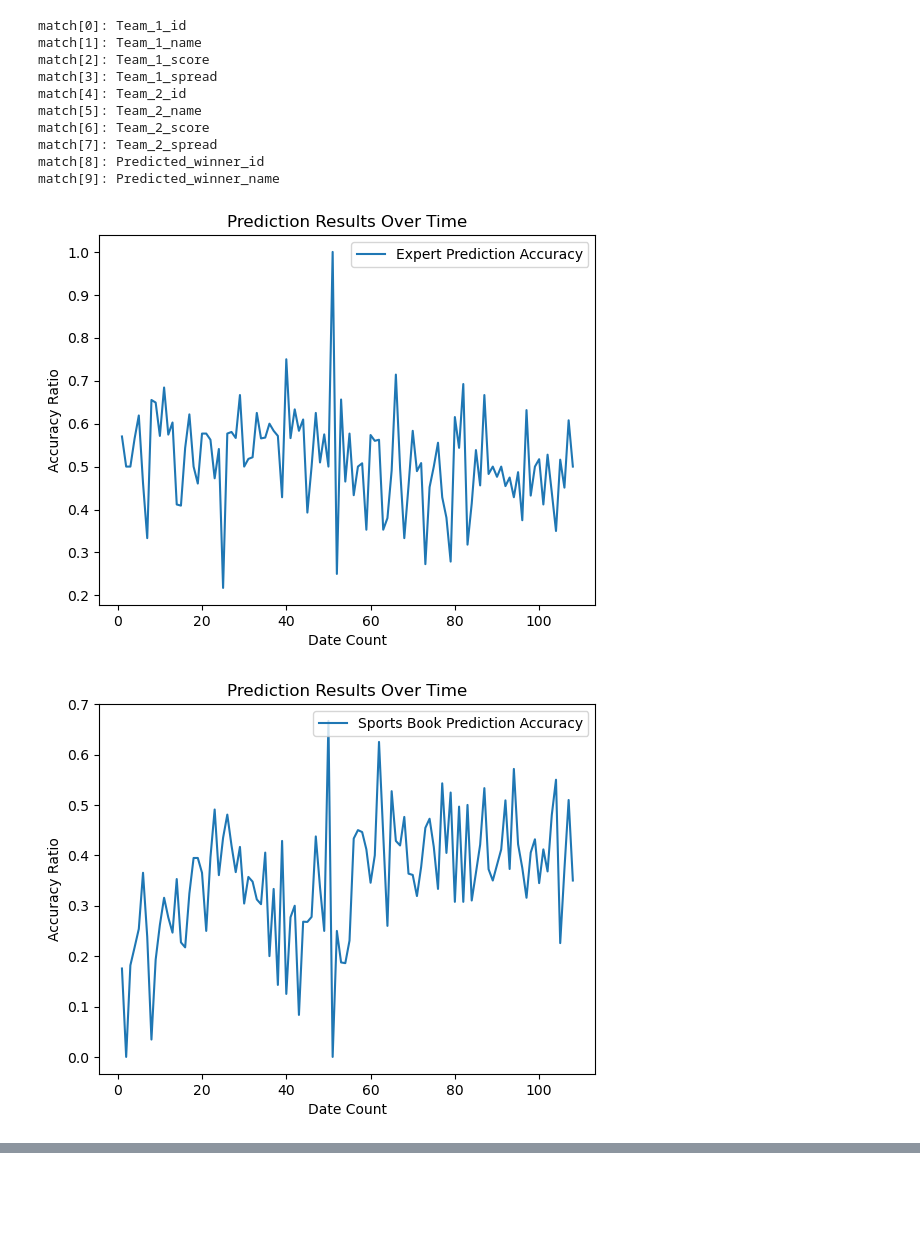
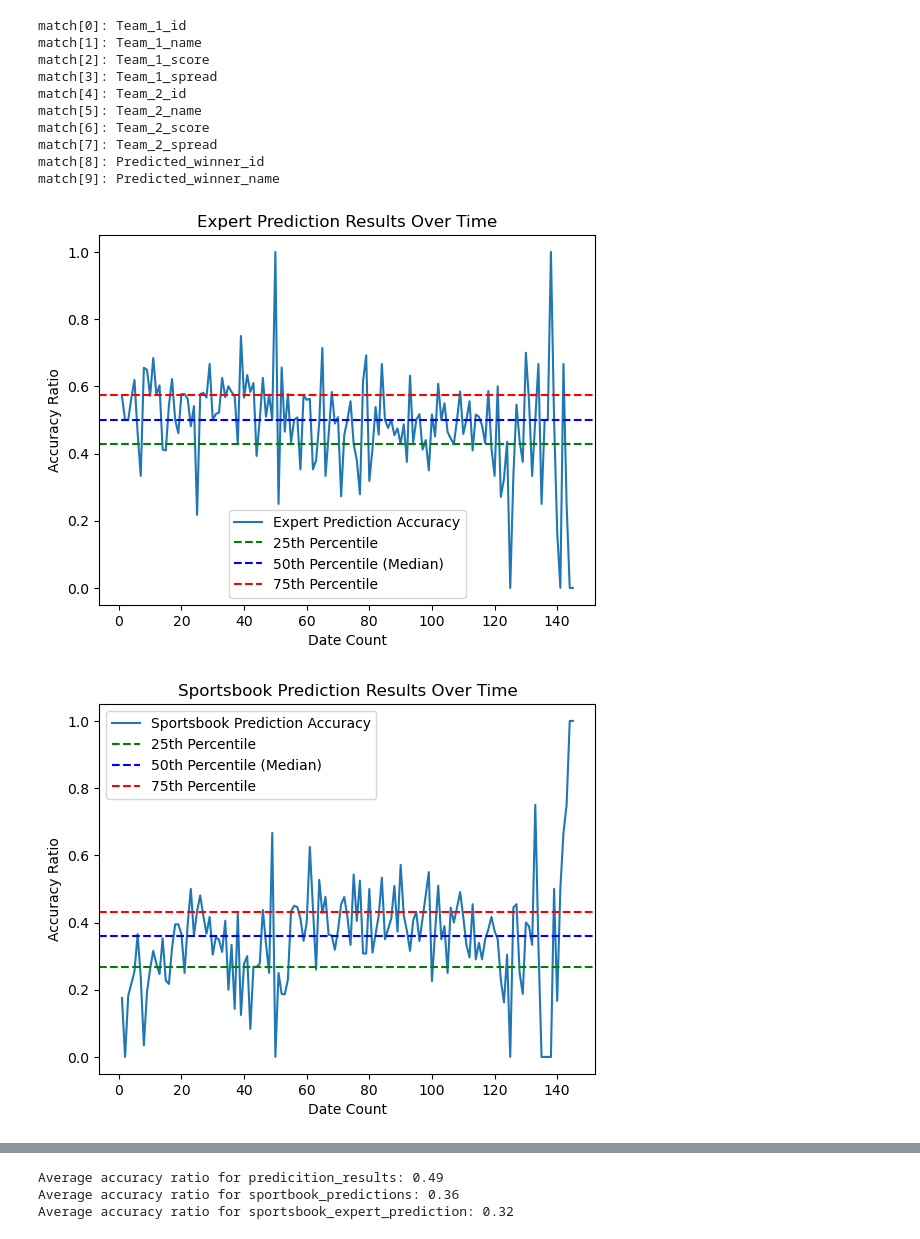
Before and after one commit to paamujul/Parlay-G, a Jupyter notebook: the_scraper_analytics.ipynb, the cells around one changed output, grey strips where cells are left out. Cells and saved outputs as stored; diff of their text form; code cells hidden in the pictures; blank space fills up the shorter version.

```diff
--- a/the_scraper_analytics.ipynb
+++ b/the_scraper_analytics.ipynb
@@ -128,9 +92,7 @@ def sportsbook_expert_prediction(team_id, results):
     ratio_list_3 = []
     dates_list = []
     date_count = 1
-    # Print the results
     for date, matches in results.items():
-        #print(f"Date: {date}")
         combined, correct, wrong = 0, 0, 0
         for match in matches:
             if match[2] > match[6]:
@@ -156,24 +118,33 @@ def sportsbook_expert_prediction(team_id, results):
         except ZeroDivisionError:
             ratio = 0
         ratio_list_3.append(ratio)
-
         dates_list.append(date_count)
         date_count += 1
 
-        #print()
+    # Calculate percentiles
+    p25 = np.percentile(ratio_list_3, 25)
+    p50 = np.percentile(ratio_list_3, 50)
+    p75 = np.percentile(ratio_list_3, 75)
 
-    plt.plot(dates_list, ratio_list_3, label='Sportbook + Expert Prediction Accuracy')
+    # Plot the graph
+    plt.plot(dates_list, ratio_list_3, label='Sportsbook + Expert Prediction Accuracy')
+    plt.axhline(p25, color='green', linestyle='--', label='25th Percentile')
+    plt.axhline(p50, color='blue', linestyle='--', label='50th Percentile (Median)')
+    plt.axhline(p75, color='red', linestyle='--', label='75th Percentile')
     plt.xlabel('Date Count')
     plt.ylabel('Accuracy Ratio')
-    plt.title('Prediction Results Over Time')
+    plt.title('Sportsbook + Expert Prediction Results Over Time')
     plt.legend()
     plt.show()
+
+    return ratio_list_3
 # %%
 import pandas as pd
 import matplotlib.pyplot as plt
 
 file_path = 'scraped_ncaa_scores.csv'
 data = pd.read_csv(file_path)
+data = data.fillna('skip')
 
 extracted_data = data[['Date', 'Team_1_id', 'Team_1_name', 'Team_1_score', 'Team_1_spread', 'Team_2_id', 'Team_2_name', 'Team_2_score','Team_2_spread', 'Predicted_winner_id','Predicted_winner_name']]
 
@@ -202,10 +173,19 @@ match[7]: Team_2_spread
 match[8]: Predicted_winner_id
 match[9]: Predicted_winner_name
 # %%
-#plot the results
-predicition_results(None, results)
-sportbook_predictions(None, results)
-sportsbook_expert_prediction(None, results)
+import numpy as np
+
+ratios_1 = predicition_results(None, results)
+ratios_2 = sportbook_predictions(None, results)
+ratios_3 = sportsbook_expert_prediction(None, results)
+
+average_1 = np.mean(ratios_1)
+average_2 = np.mean(ratios_2)
+average_3 = np.mean(ratios_3)
+
+print(f"Average accuracy ratio for predicition_results: {average_1:.2f}")
+print(f"Average accuracy ratio for sportbook_predictions: {average_2:.2f}")
+print(f"Average accuracy ratio for sportsbook_expert_prediction: {average_3:.2f}")
 # %% [output]
-[figure, old version]
+[figure, new version]
-[figure, old version]
+[figure, new version]
@@ -212,0 +193,3 @@ sportsbook_expert_prediction(None, results)
+Average accuracy ratio for predicition_results: 0.49
+Average accuracy ratio for sportbook_predictions: 0.36
+Average accuracy ratio for sportsbook_expert_prediction: 0.32
```
Also changed, not shown: parts of 4 cells of this notebook, 7 other files.
